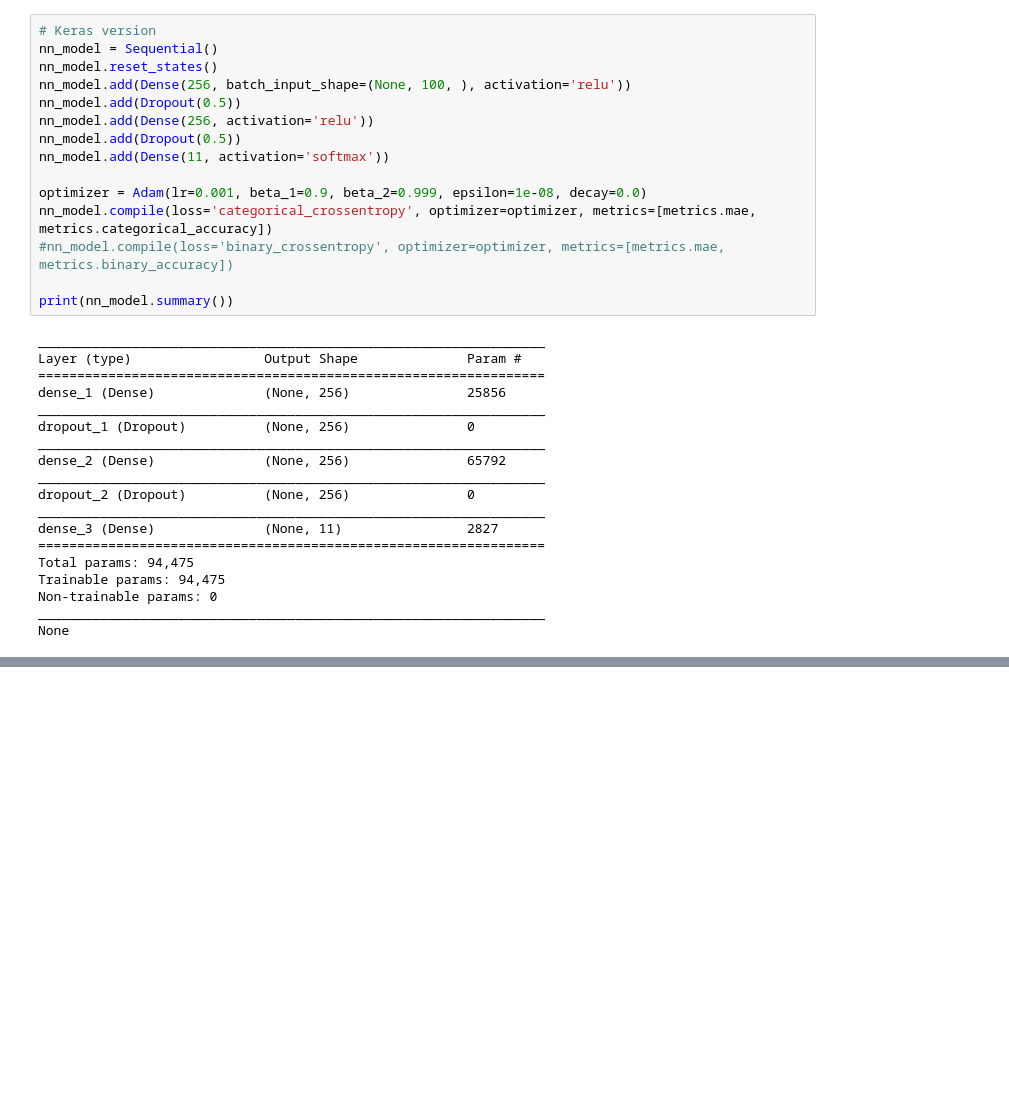
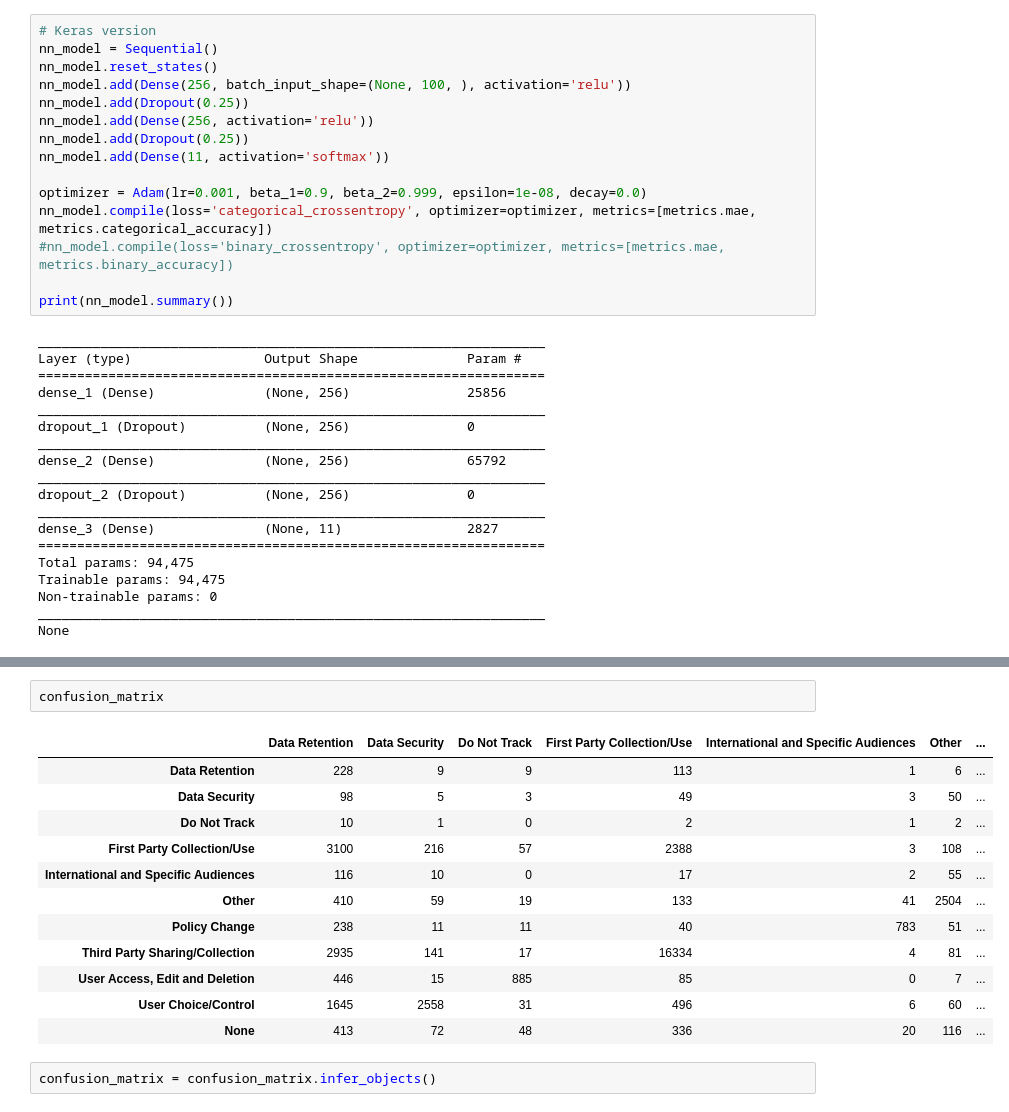
Before and after one commit to AugustKarlstedt/Research, a Jupyter notebook: Privacy Policies and Neural Networks.ipynb, the cells around one changed output, grey strips where cells are left out. Drawn from its saved outputs; the diff is of its cells as text; blank space fills up the shorter version.

```diff
--- a/Privacy Policies and Neural Networks.ipynb
+++ b/Privacy Policies and Neural Networks.ipynb
@@ -619,9 +766,9 @@ vecs.shape
 nn_model = Sequential()
 nn_model.reset_states()
 nn_model.add(Dense(256, batch_input_shape=(None, 100, ), activation='relu'))
-nn_model.add(Dropout(0.5))
+nn_model.add(Dropout(0.25))
 nn_model.add(Dense(256, activation='relu'))
-nn_model.add(Dropout(0.5))
+nn_model.add(Dropout(0.25))
 nn_model.add(Dense(11, activation='softmax'))
 
 optimizer = Adam(lr=0.001, beta_1=0.9, beta_2=0.999, epsilon=1e-08, decay=0.0)
@@ -728,0 +884,17 @@ Policy Change
+# %%
+confusion_matrix
+# %% [output]
+|  | Data Retention | Data Security | Do Not Track | First Party Collection/Use | International and Specific Audiences | Other | ... |
+| Data Retention | 228 | 9 | 9 | 113 | 1 | 6 | ... |
+| Data Security | 98 | 5 | 3 | 49 | 3 | 50 | ... |
+| Do Not Track | 10 | 1 | 0 | 2 | 1 | 2 | ... |
+| First Party Collection/Use | 3100 | 216 | 57 | 2388 | 3 | 108 | ... |
+| International and Specific Audiences | 116 | 10 | 0 | 17 | 2 | 55 | ... |
+| Other | 410 | 59 | 19 | 133 | 41 | 2504 | ... |
+| Policy Change | 238 | 11 | 11 | 40 | 783 | 51 | ... |
+| Third Party Sharing/Collection | 2935 | 141 | 17 | 16334 | 4 | 81 | ... |
+| User Access, Edit and Deletion | 446 | 15 | 885 | 85 | 0 | 7 | ... |
+| User Choice/Control | 1645 | 2558 | 31 | 496 | 6 | 60 | ... |
+| None | 413 | 72 | 48 | 336 | 20 | 116 | ... |
+# %%
+confusion_matrix = confusion_matrix.infer_objects()
```
Also changed, not shown: parts of 66 cells of this notebook.
